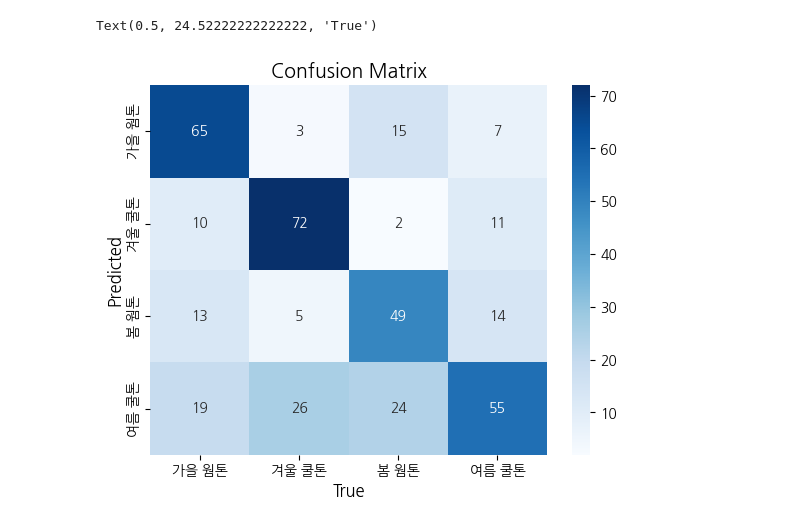
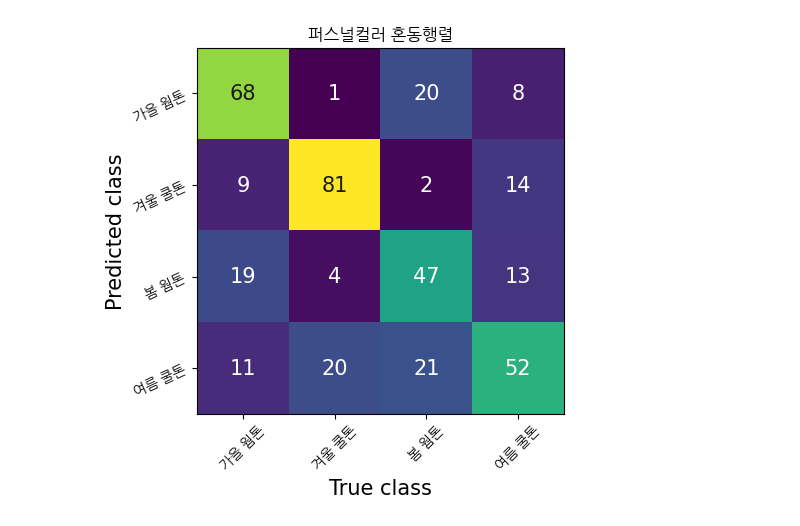
Before and after one commit to An0jin/ToneiverseLinux, a Jupyter notebook: DL/personal_color/val.ipynb, the cells around one changed output. Saved outputs shown, nothing was run; the diff lists cells and outputs as text; code cells hidden in the pictures.

```diff
--- a/DL/personal_color/val.ipynb
+++ b/DL/personal_color/val.ipynb
@@ -32,14 +19,5 @@ print("분류 클래스 목록:", classes)
 # %%
-# 단일 이미지(test.jpg) 추론 테스트
-with open("test.jpg", "rb") as f:
-    img_bytes = f.read()
-
-img = Image.open(io.BytesIO(img_bytes)).convert("RGB").resize(SIZE)
-x = np.array(img, dtype=np.float32) / 255.0
-x = np.transpose(x, (2, 0, 1))
-x = np.expand_dims(x, axis=0)
-
-outputs = sess.run(None, {input_name: x})
-pred_class = classes[outputs[0].argmax()]
-print(f"test.jpg 예측 결과: {pred_class}")
+with open('classes.txt') as f:
+    classes=[i.replace("\n","") for i in f.readlines()]
+classes
 # %% [output]
@@ -79,0 +37,3 @@ print(f"총 {len(y_true)}개 검증 데이터셋 추론 완료!")
+# %%
+pred=torch.tensor([sess.run(None,{input_name:img.numpy()[None]})[0].argmax() for img,_ in dataset])
+pred
@@ -80,11 +58,20 @@ print(f"총 {len(y_true)}개 검증 데이터셋 추론 완료!")
 # %%
-# 혼돈 행렬(Confusion Matrix) 계산 및 시각화
-cm = confusion_matrix(y_pred,y_true)
-# 1. 빈도수(Count) 기준 혼돈 행렬
-ax=sns.heatmap(cm, annot=True, fmt="d", cmap="Blues",xticklabels=classes, yticklabels=classes)
-ax.set_title("Confusion Matrix", fontsize=14)
-ax.set_ylabel("Predicted", fontsize=12)
-ax.set_xlabel("True", fontsize=12)
+cm = ConfusionMatrix(task="multiclass", num_classes=len(classes))
+cm.update(pred, torch.tensor(dataset.targets))
+
+# 1. val에 전치 행렬(cm.compute().T)을 전달하여 세로(행)=예측값, 가로(열)=실제값으로 변경
+_, ax = cm.plot(val=cm.compute().T, labels=classes)
+
+# 2. X축과 Y축 레이블 텍스트 서로 맞바꾸기
+ax.set_xlabel("True class", fontsize=15)
+ax.set_ylabel("Predicted class", fontsize=15)
+
+# 3. 한글 폰트 적용 (나눔고딕)
+ax.set_xticklabels(classes, fontfamily='NanumGothic', rotation=45)
+ax.set_yticklabels(classes, fontfamily='NanumGothic', rotation=25)
+
+ax.set_title("퍼스널컬러 혼동행렬",fontfamily='NanumGothic')
+
+plt.show()
 # %% [output]
-Text(0.5, 24.52222222222222, 'True')
-[figure, old version]
+[figure, new version]
```
Also changed, not shown: parts of 8 cells of this notebook, 1 other file.
